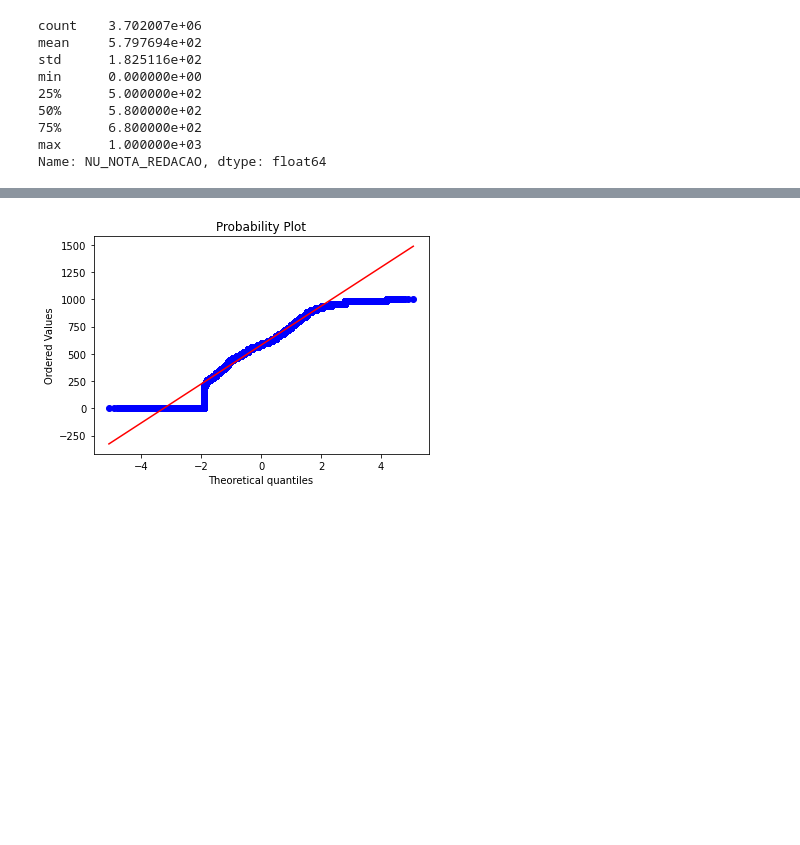
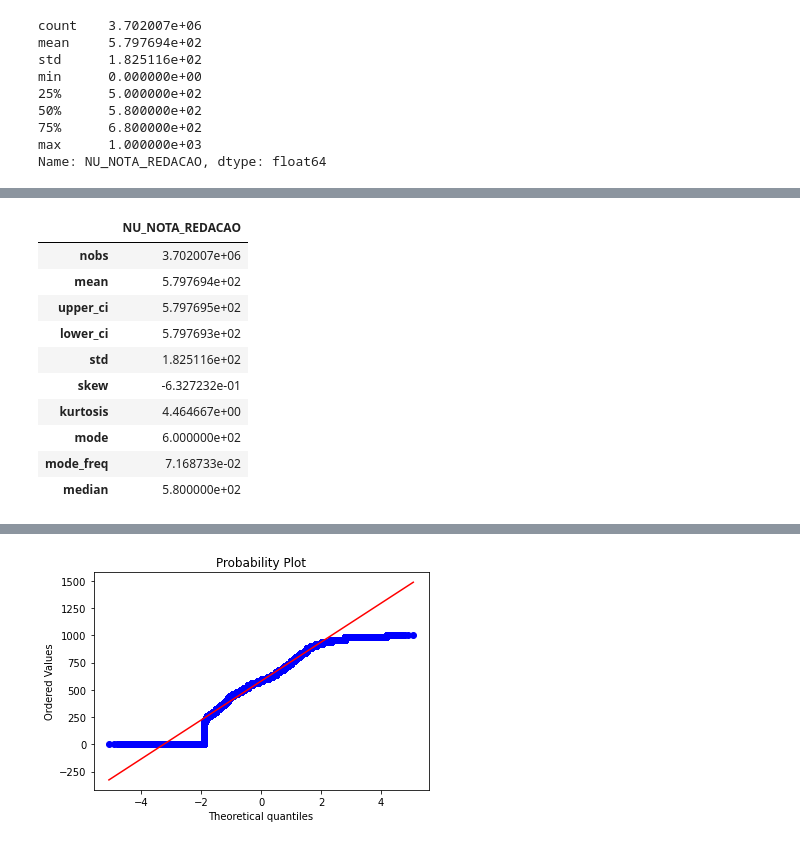
Before and after one commit to edvaldolaraujo/ML-Dados-Enem2019, a Jupyter notebook: 2 - ENEM 2019 - Experimento Machine Learning - Analise Exploratoria de Dados.ipynb, the cells around one changed output, grey strips where cells are left out. Saved outputs shown, nothing was run; the diff lists cells and outputs as text; code cells hidden in the pictures; blank space fills up the shorter version.

```diff
--- a/2 - ENEM 2019 - Experimento Machine Learning - Analise Exploratoria de Dados.ipynb
+++ b/2 - ENEM 2019 - Experimento Machine Learning - Analise Exploratoria de Dados.ipynb
@@ -87,0 +81,16 @@ smdesc.describe(enem2019_dados['NU_NOTA_REDACAO'])
+# %%
+smdesc.describe(data=enem2019_dados['NU_NOTA_REDACAO'], stats=['nobs', 'median', 'mode', 'mean',
+                                                               'std', 'ci', 'skew', 'kurtosis'],
+                alpha=0.05)
+# %% [output]
+|  | NU_NOTA_REDACAO |
+| nobs | 3.702007e+06 |
+| mean | 5.797694e+02 |
+| upper_ci | 5.797695e+02 |
+| lower_ci | 5.797693e+02 |
+| std | 1.825116e+02 |
+| skew | -6.327232e-01 |
+| kurtosis | 4.464667e+00 |
+| mode | 6.000000e+02 |
+| mode_freq | 7.168733e-02 |
+| median | 5.800000e+02 |
```
Also changed, not shown: parts of 23 cells of this notebook, 2 other files.
